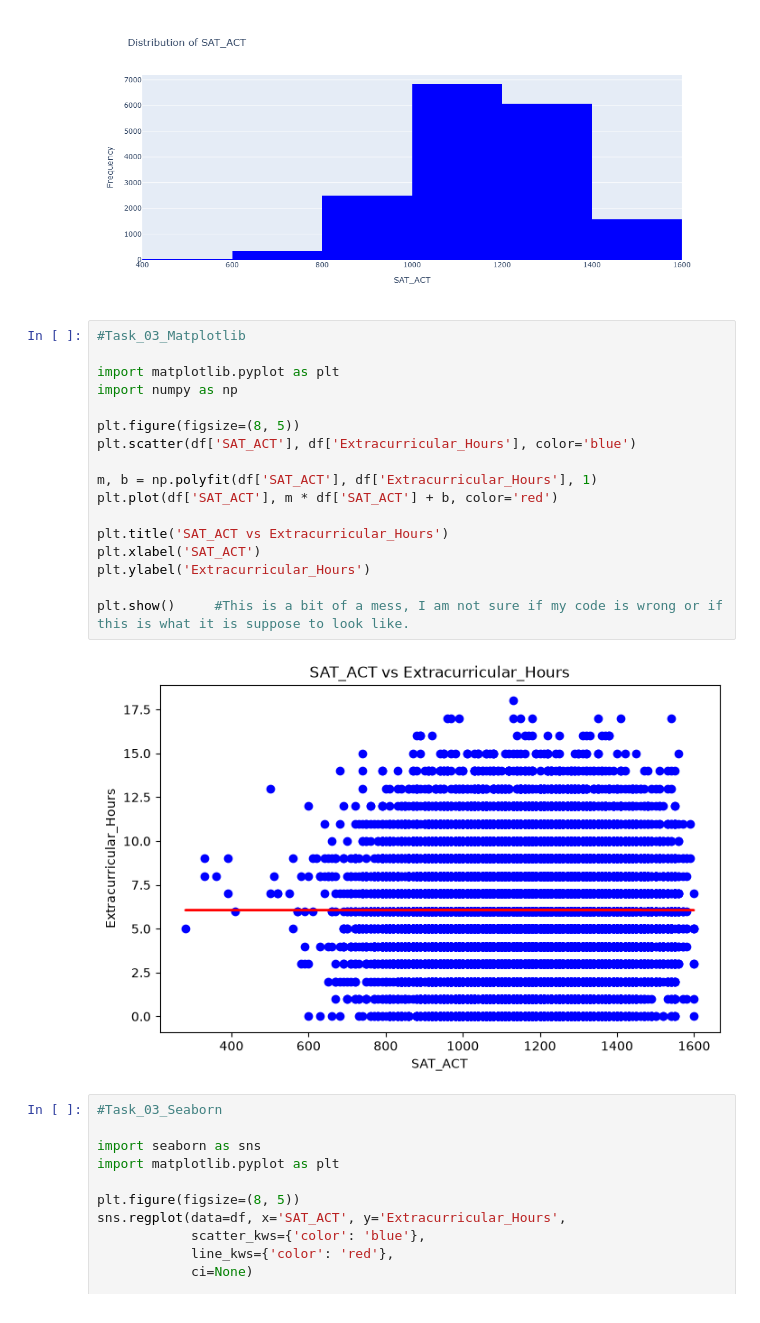
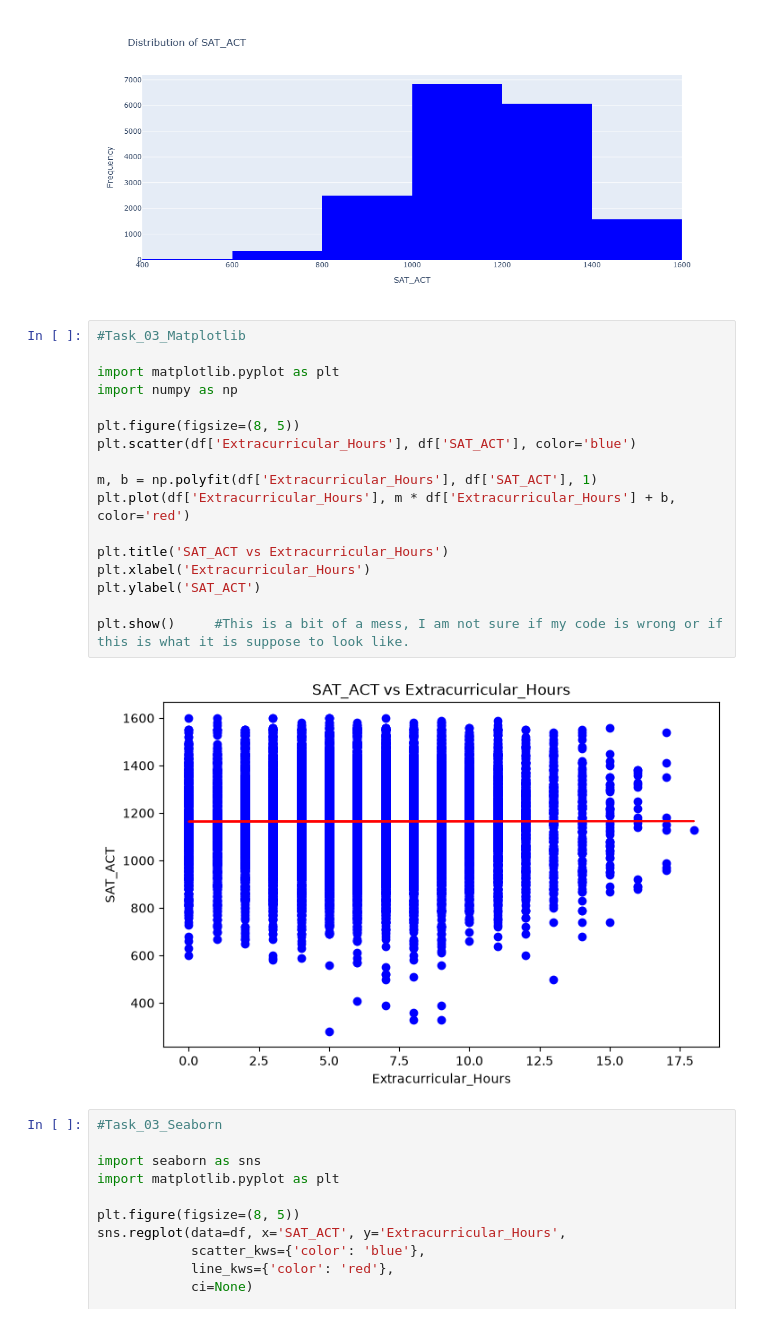
Before and after one commit to alexdleighton/Week_13_Activity, a Jupyter notebook: Week_13_Activity.ipynb, the cells around one changed output. Drawn from its saved outputs; the diff is of its cells as text.

```diff
--- a/Week_13_Activity.ipynb
+++ b/Week_13_Activity.ipynb
@@ -142,22 +142,22 @@ fig.show()
 # %%
 #Task_03_Matplotlib
 
 import matplotlib.pyplot as plt
 import numpy as np
 
 plt.figure(figsize=(8, 5))
-plt.scatter(df['SAT_ACT'], df['Extracurricular_Hours'], color='blue')
+plt.scatter(df['Extracurricular_Hours'], df['SAT_ACT'], color='blue')
 
-m, b = np.polyfit(df['SAT_ACT'], df['Extracurricular_Hours'], 1)
-plt.plot(df['SAT_ACT'], m * df['SAT_ACT'] + b, color='red')
+m, b = np.polyfit(df['Extracurricular_Hours'], df['SAT_ACT'], 1)
+plt.plot(df['Extracurricular_Hours'], m * df['Extracurricular_Hours'] + b, color='red')
 
 plt.title('SAT_ACT vs Extracurricular_Hours')
-plt.xlabel('SAT_ACT')
-plt.ylabel('Extracurricular_Hours')
+plt.xlabel('Extracurricular_Hours')
+plt.ylabel('SAT_ACT')
 
 plt.show()     #This is a bit of a mess, I am not sure if my code is wrong or if this is what it is suppose to look like.
 # %% [output]
-[figure, old version]
+[figure, new version]
 # %%
 #Task_03_Seaborn
 
```
Also changed, not shown: parts of 1 cell of this notebook.
